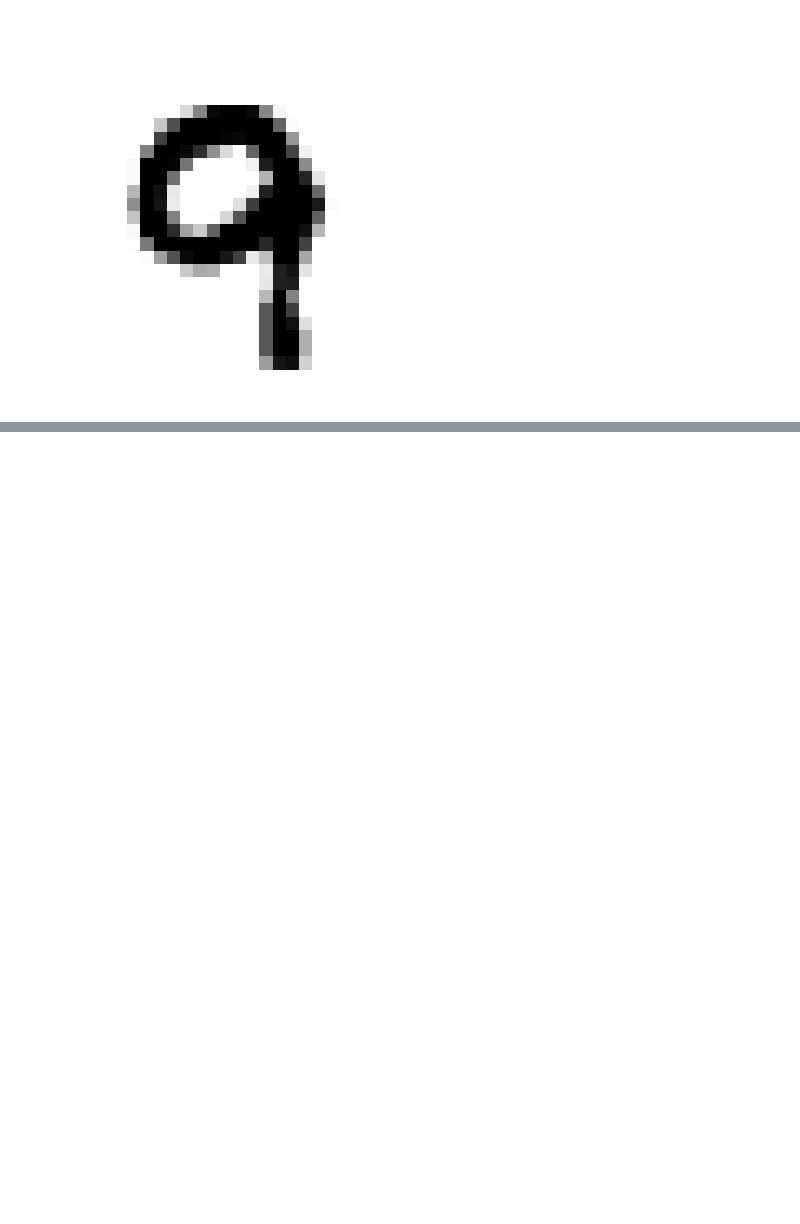
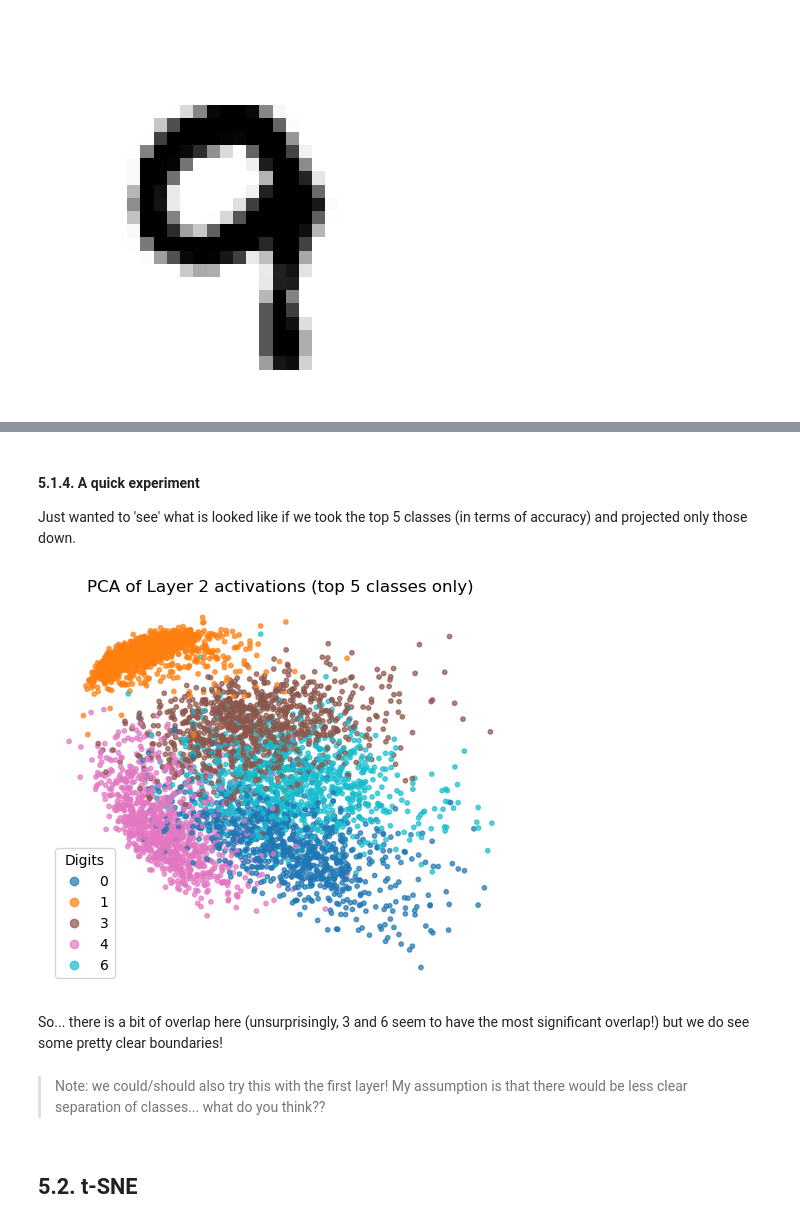
Before and after one commit to eriktholmes/interpreting_mnist, a Jupyter notebook: MLP/02_MLP_for_Interpretability_non_normalized_part_2.ipynb, the cells around one changed output, grey strips where cells are left out. Cells and saved outputs as stored; diff of their text form; code cells hidden in the pictures; blank space fills up the shorter version.

```diff
--- a/MLP/02_MLP_for_Interpretability_non_normalized_part_2.ipynb
+++ b/MLP/02_MLP_for_Interpretability_non_normalized_part_2.ipynb
@@ -529,0 +658,25 @@ for x, y in test_dataset:
+# %% [markdown]
+#### 5.1.4. A quick experiment
+Just wanted to 'see' what is looked like if we took the top 5 classes (in terms of accuracy) and projected only those down.
+# %%
+top_classes = [0,1,4,6,3]
+mask = np.isin(ys, top_classes)
+
+Proj_filtered = Proj[mask]
+ys_filtered = ys[mask]
+# %%
+# Plotting:
+plt.figure(figsize=(6,5))
+scat = plt.scatter(Proj_filtered[:, 0], Proj_filtered[:, 1], c=ys_filtered, cmap='tab10', s=10, alpha=0.7)
+plt.legend(*scat.legend_elements(), title="Digits")
+plt.title('PCA of Layer 2 activations (top 5 classes only)')
+plt.axis('off')
+plt.show()
+# %% [output]
+[figure, added]
+# %% [markdown]
+So... there is a bit of overlap here (unsurprisingly, 3 and 6 seem to have the most significant overlap!) but we do see some pretty clear boundaries!
+# %% [markdown]
+> Note: we could/should also try this with the first layer! My assumption is that there would be less clear separation of classes... what do you think??
+# %% [markdown]
+## 5.2. t-SNE
```
Also changed, not shown: parts of 22 cells of this notebook.
